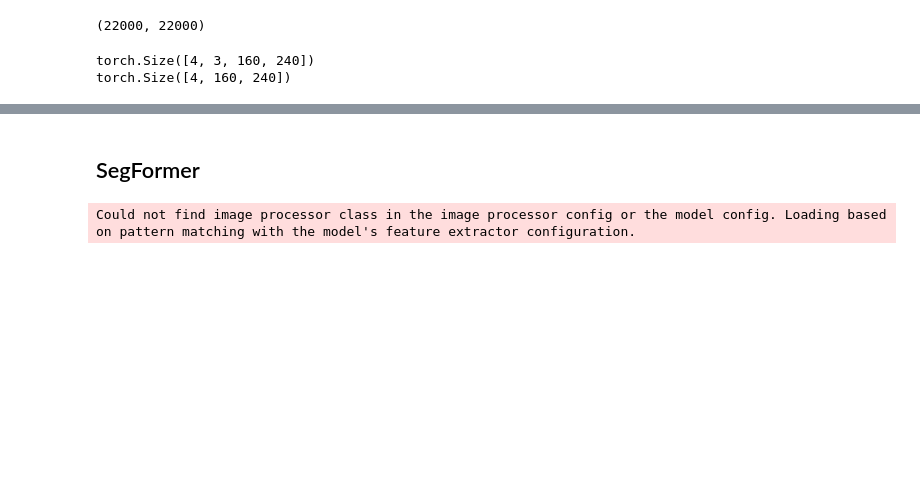
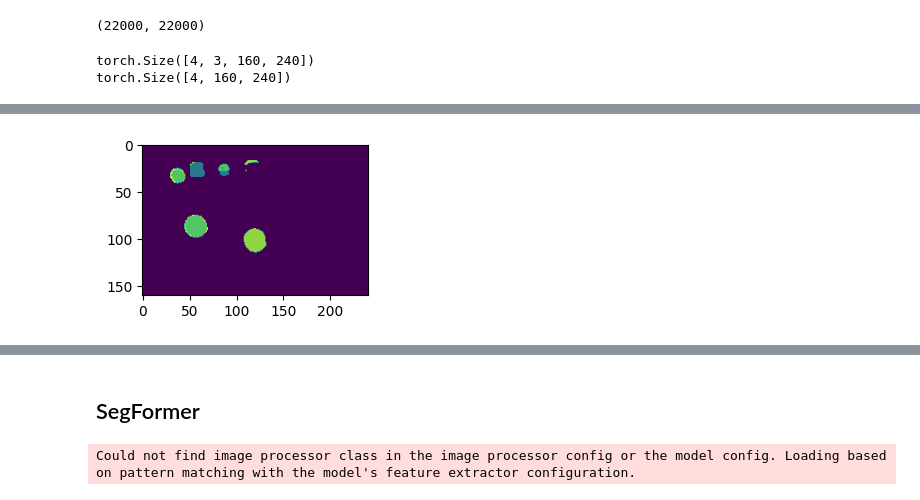
Before and after one commit to swappysh/FutureFramesDL, a Jupyter notebook: segmentation.ipynb, the cells around one changed output, grey strips where cells are left out. Saved outputs shown, nothing was run; the diff lists cells and outputs as text; code cells hidden in the pictures; blank space fills up the shorter version.

Commit message:
Encoder-decoder model

```diff
--- a/segmentation.ipynb
+++ b/segmentation.ipynb
@@ -103,0 +180,16 @@ torch.Size([4, 160, 240])
+# %%
+from torch.utils.data import Subset
+
+# subset of train dataset and val dataset
+train_subset = Subset(train_dataset, range(0, 4))
+train_subset_loader = DataLoader(train_subset, batch_size=4, shuffle=True)
+
+val_subset = Subset(val_dataset, range(0, 4))
+val_subset_loader = DataLoader(val_subset, batch_size=4, shuffle=True)
+
+model = SegmentationModel(3, 49)
+optimizer = torch.optim.Adam(model.parameters(), lr=0.001)
+scheduler = torch.optim.lr_scheduler.CosineAnnealingLR(optimizer, T_max=10, eta_min=0.0001)
+criterion = nn.CrossEntropyLoss()
+train(model, train_subset_loader, epochs=10,
+      criterion=criterion, optimizer=optimizer, val_loader=val_subset_loader, scheduler=scheduler)
@@ -103,0 +212,15 @@ torch.Size([4, 160, 240])
+# %%
+# Run inference on one training image
+
+outputs = model(train_dataset[10][0].unsqueeze(0), train_dataset[0][1].unsqueeze(0))
+outputs = transforms.functional.resize(outputs.permute(0, 3, 1, 2),
+                                       size=train_dataset[0][1].shape[-2:], antialias=None)
+
+axis = plt.subplot(1, 2, 1)
+# axis.imshow(train_dataset[0][0].permute(1, 2, 0))
+# axis.imshow(train_dataset[0][1])
+axis.imshow(torch.argmax(outputs, dim=1).squeeze(0).detach().cpu())
+# print(outputs.shape, torch.argmax(outputs, dim=1).squeeze(0).detach().cpu().shape, train_dataset[0][1].shape)
+plt.show()
+# %% [output]
+[figure, added]
```
Also changed, not shown: parts of 6 cells of this notebook.
